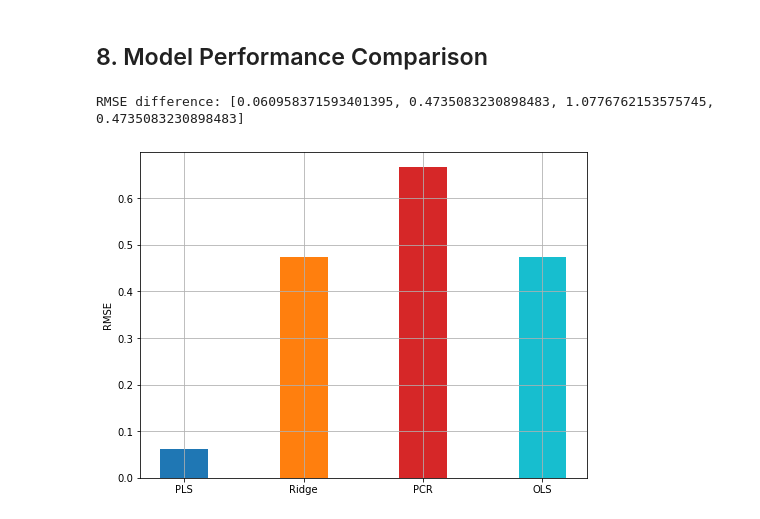
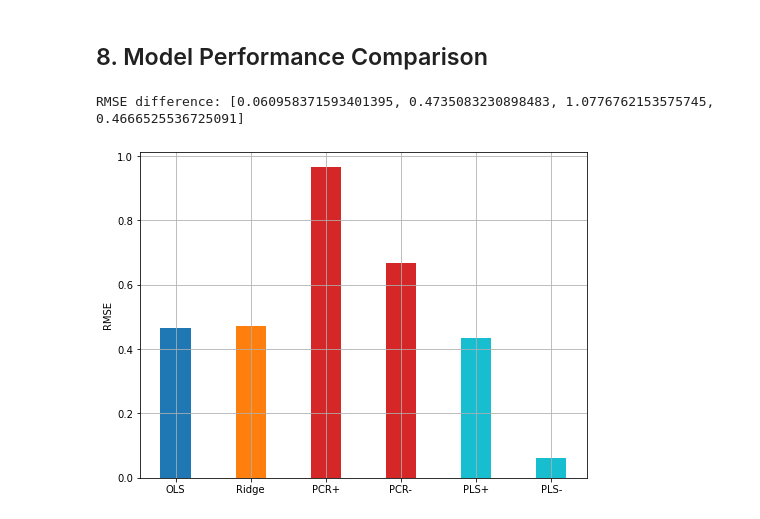
Before and after one commit to lucasabdalah/Exploratory-Data-Analisys, a Jupyter notebook: code/hw2/data_regression.ipynb, the cells around one changed output. Drawn from its saved outputs; the diff is of its cells as text; code cells hidden in the pictures.

```diff
--- a/code/hw2/data_regression.ipynb
+++ b/code/hw2/data_regression.ipynb
@@ -756,17 +764,17 @@ Explain variance score = 0.96
 # %%
 # Comparsion os the models - RMSE:
 fig13 = plt.figure(figsize=(8, 6))
 print(f'''RMSE difference: {[rmse_pls, ridge_RMSE, rmse_pcr, RMSE]}''')
 # plt.title('Comparsion of the models RMSE w.r.t test set')
-plt.bar([0,1,2,3], [rmse_pls, ridge_RMSE, RMSE_PCR[0], RMSE], 0.4, color=['C0', 'C1', 'C3', 'C9'],
-                            tick_label=['PLS', 'Ridge','PCR', 'OLS'])
+plt.bar(np.arange(0,6), [RMSE, ridge_RMSE, RMSE_PCR[1], RMSE_PCR[0], RMSE_PLS[0], RMSE_PLS[-1]], 0.4, color=['C0', 'C1', 'C3', 'C3', 'C9', 'C9'],
+                            tick_label=['OLS', 'Ridge','PCR+', 'PCR-', 'PLS+', 'PLS-'])
 plt.ylabel('RMSE')
 #plt.ylim([1.08445, 1.084465])#[1.086066, 1.08607])
 plt.grid()
 plt.show()
 
 fig13.savefig(r"figures/5-summary.pdf")
 fig13.savefig(r"figures/6-summary.png")
 # %% [output]
-RMSE difference: [0.060958371593401395, 0.4735083230898483, 1.0776762153575745, 0.4735083230898483]
+RMSE difference: [0.060958371593401395, 0.4735083230898483, 1.0776762153575745, 0.4666525536725091]
-[figure, old version]
+[figure, new version]
```
Also changed, not shown: parts of 2 cells of this notebook.
